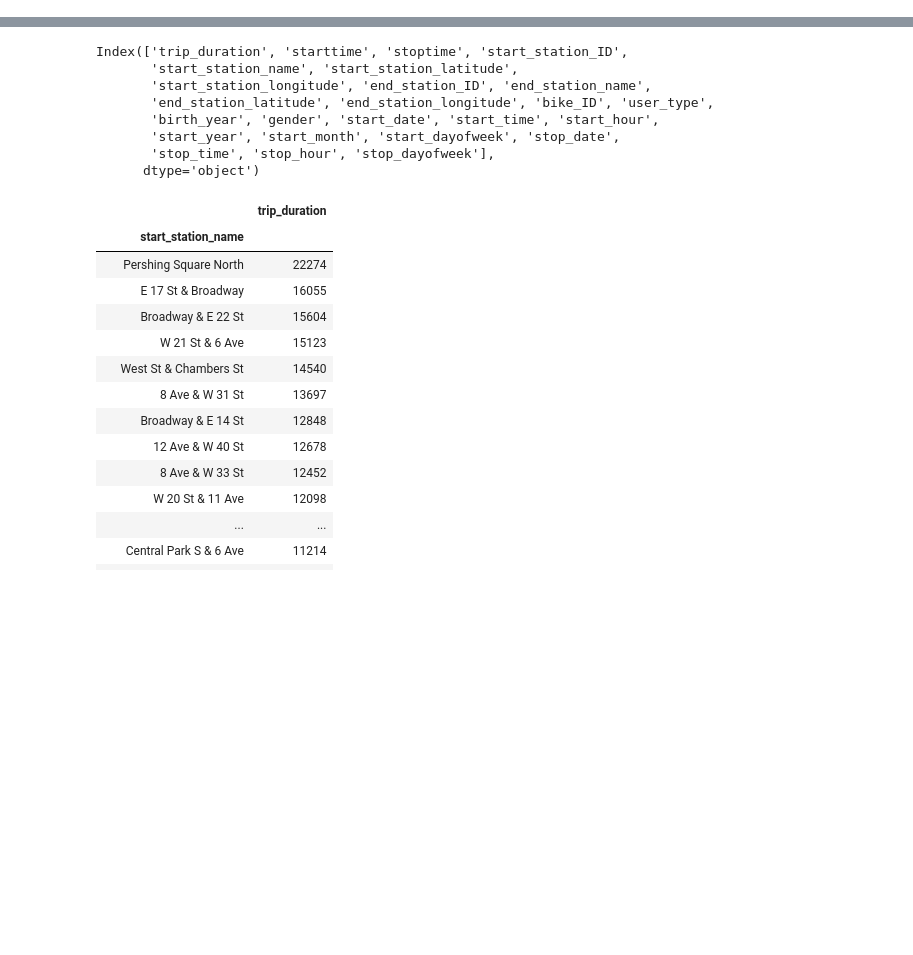
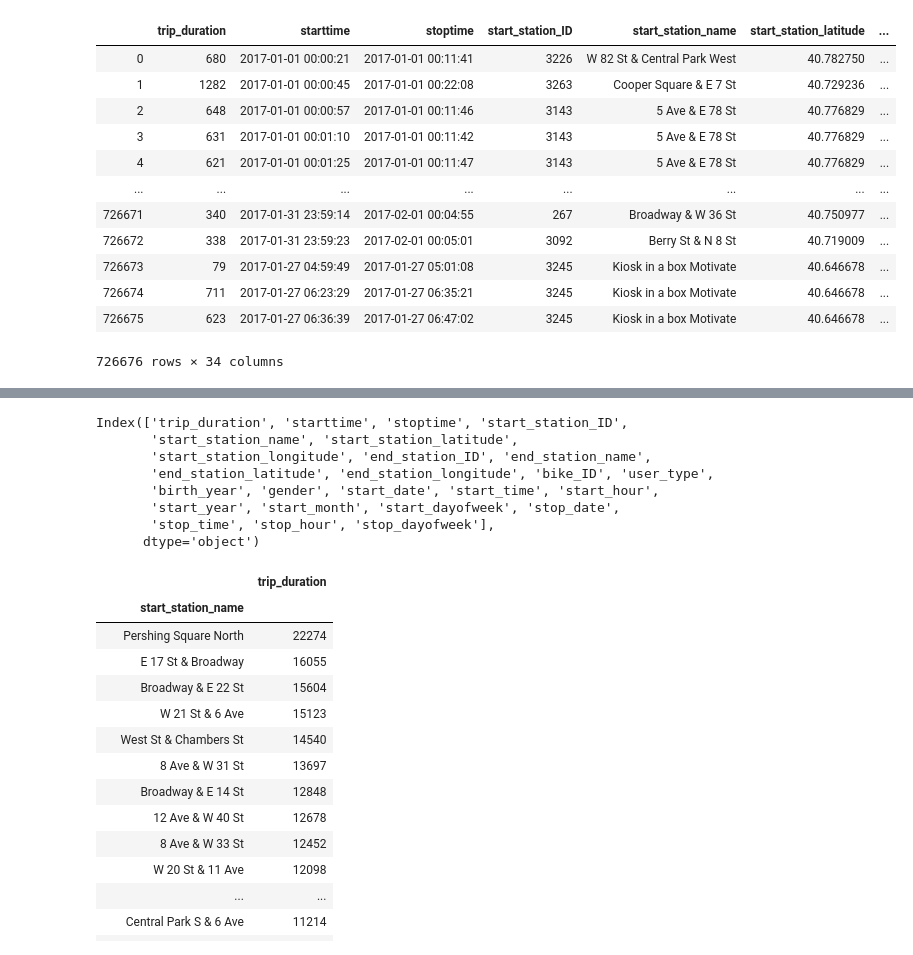
Before and after one commit to zhangym1256/Citi-Bike-Capstone, a Jupyter notebook: may/data_extraction.ipynb, the cells around one changed output, grey strips where cells are left out. Cells and saved outputs as stored; diff of their text form; code cells hidden in the pictures; blank space fills up the shorter version.

```diff
--- a/may/data_extraction.ipynb
+++ b/may/data_extraction.ipynb
@@ -70,0 +121,21 @@ def merge_bikecount(df):
+# %%
+# Hourly Change
+Jan2017_hourly = Jan2017_daily_merged.groupby(['start_station_ID','start_date','start_hour']).\
+agg({'trip_duration':['count','mean'],'distance':'mean'}).reset_index()
+Jan2017_hourly.columns = ['start_station_ID','start_date','start_hour','trip_per_hour','hourly_avg_trip_duration','hourly_avg_distance']
+Jan2017_hourly_merged = Jan2017_daily_merged.merge(Jan2017_hourly, how = 'left', on = ['start_station_ID','start_date','start_hour'])
+Jan2017_hourly_merged
+# %% [output]
+|  | trip_duration | starttime | stoptime | start_station_ID | start_station_name | start_station_latitude | ... |
+| 0 | 680 | 2017-01-01 00:00:21 | 2017-01-01 00:11:41 | 3226 | W 82 St & Central Park West | 40.782750 | ... |
+| 1 | 1282 | 2017-01-01 00:00:45 | 2017-01-01 00:22:08 | 3263 | Cooper Square & E 7 St | 40.729236 | ... |
+| 2 | 648 | 2017-01-01 00:00:57 | 2017-01-01 00:11:46 | 3143 | 5 Ave & E 78 St | 40.776829 | ... |
+| 3 | 631 | 2017-01-01 00:01:10 | 2017-01-01 00:11:42 | 3143 | 5 Ave & E 78 St | 40.776829 | ... |
+| 4 | 621 | 2017-01-01 00:01:25 | 2017-01-01 00:11:47 | 3143 | 5 Ave & E 78 St | 40.776829 | ... |
+| ... | ... | ... | ... | ... | ... | ... | ... |
+| 726671 | 340 | 2017-01-31 23:59:14 | 2017-02-01 00:04:55 | 267 | Broadway & W 36 St | 40.750977 | ... |
+| 726672 | 338 | 2017-01-31 23:59:23 | 2017-02-01 00:05:01 | 3092 | Berry St & N 8 St | 40.719009 | ... |
+| 726673 | 79 | 2017-01-27 04:59:49 | 2017-01-27 05:01:08 | 3245 | Kiosk in a box Motivate | 40.646678 | ... |
+| 726674 | 711 | 2017-01-27 06:23:29 | 2017-01-27 06:35:21 | 3245 | Kiosk in a box Motivate | 40.646678 | ... |
+| 726675 | 623 | 2017-01-27 06:36:39 | 2017-01-27 06:47:02 | 3245 | Kiosk in a box Motivate | 40.646678 | ... |
+726676 rows × 34 columns
```
Also changed, not shown: parts of 8 cells of this notebook.
